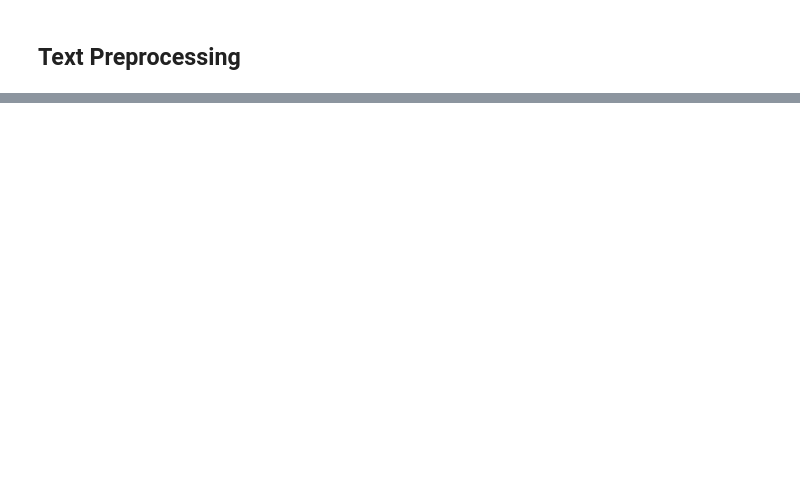
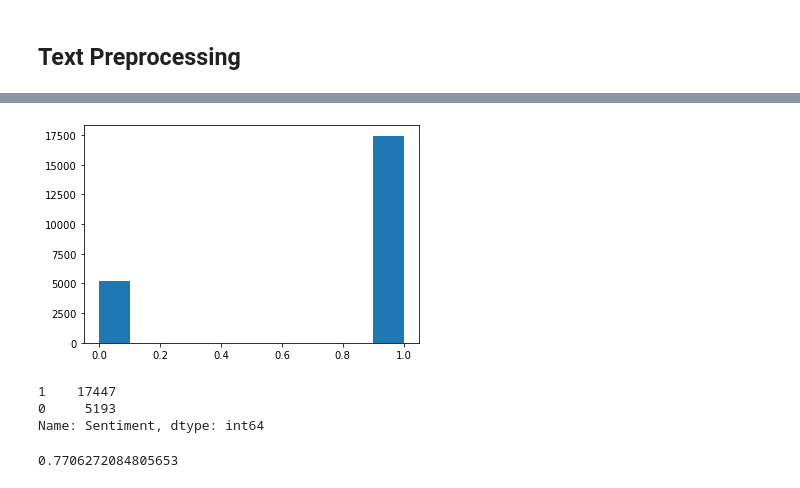
Before and after one commit to jlc0512/Utilizing-E-Commerce-Reviews-to-Predict-Comment-Sentiments, a Jupyter notebook: data_exploration_notebook.ipynb, the cells around one changed output, grey strips where cells are left out. Saved outputs shown, nothing was run; the diff lists cells and outputs as text; code cells hidden in the pictures; blank space fills up the shorter version.

Commit message:
completed data cleaning, added sentiment target, saved final_data csv

```diff
--- a/data_exploration_notebook.ipynb
+++ b/data_exploration_notebook.ipynb
@@ -520,0 +544,15 @@ df.head()
+# %%
+# Helper function to remove stopwords
+def remove_stopwords(token_list):
+    """
+    Given a list of tokens, return a list where the tokens
+    that are also present in sw have been removed
+    """
+    stopwords_r = [token for token in token_list if token not in sw]
+    return stopwords_r
+# %%
+# Apply the removal function to df.clean
+df.Clean=df.Clean.apply(remove_stopwords)
+
+# create new column from df_clean that converts list of tokens to a string.
+df.String=df.Clean.str.join(" ")
@@ -520,0 +575,10 @@ df.head()
+# %%
+def target_label(row):
+    if row['Rating'] == 4:
+      return 1
+    elif row['Rating'] == 5:
+        return 1
+    else:
+        return 0
+# %%
+df['Sentiment'] = df.apply(lambda row: target_label(row), axis=1)
@@ -520,0 +594,14 @@ df.head()
+# %%
+plt.hist(df['Sentiment']);
+# %% [output]
+[figure, added]
+# %%
+df.Sentiment.value_counts()
+# %% [output]
+1    17447
+0     5193
+Name: Sentiment, dtype: int64
+# %%
+17447/(17447+5193)
+# %% [output]
+0.7706272084805653
```
Also changed, not shown: parts of 51 cells of this notebook, 1 other file.
